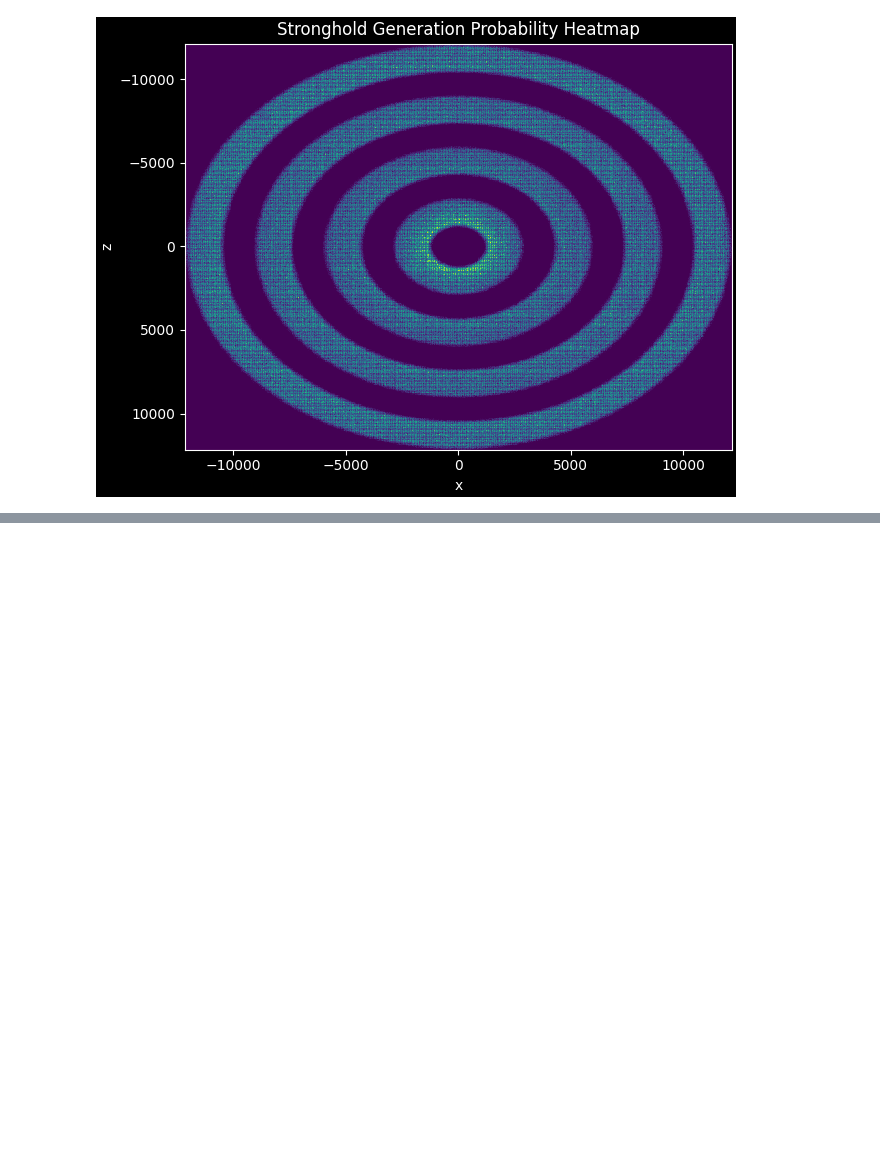
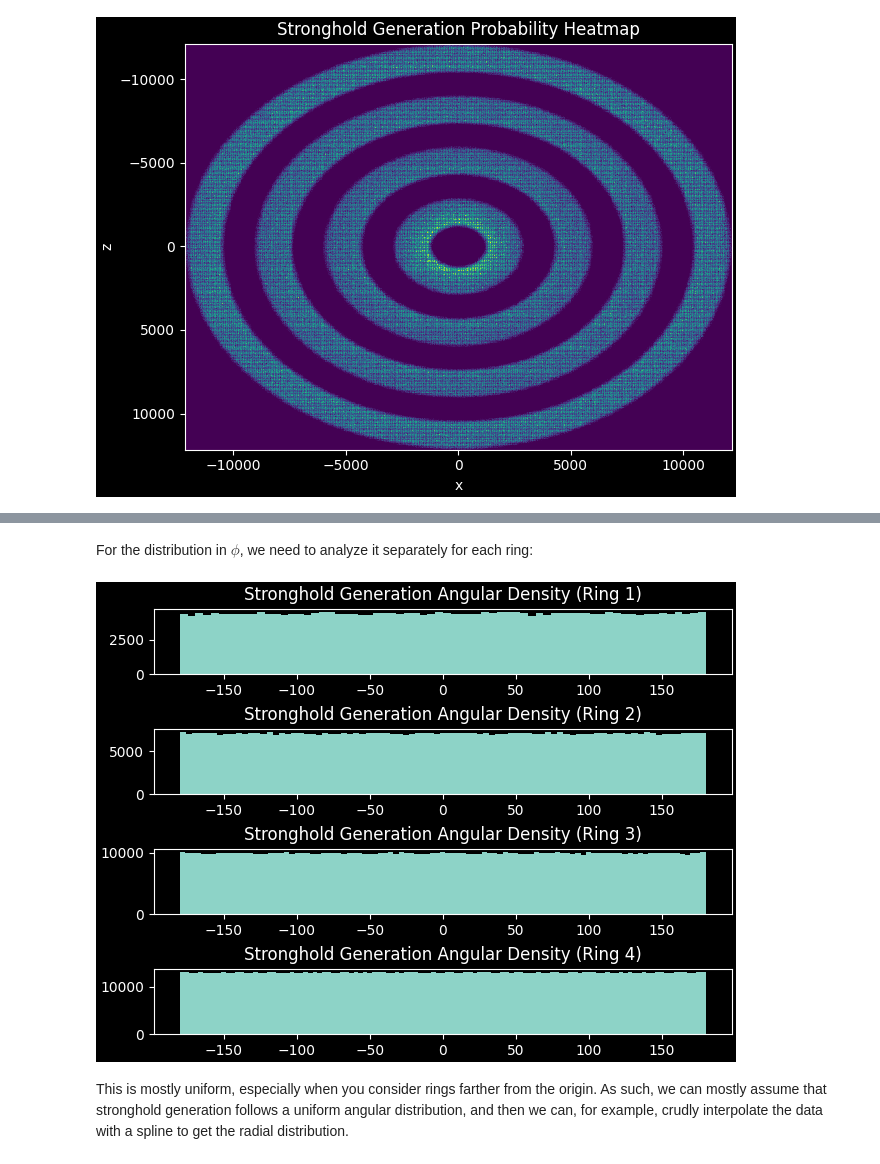
Before and after one commit to badooga/strongholds, a Jupyter notebook: 2. generation.ipynb, the cells around one changed output, grey strips where cells are left out. Drawn from its saved outputs; the diff is of its cells as text; code cells hidden in the pictures; blank space fills up the shorter version.

```diff
--- a/2. generation.ipynb
+++ b/2. generation.ipynb
@@ -78,0 +95,15 @@ That said, the thickness of the rings increases as you go further out, while the
+# %% [markdown]
+For the distribution in $\phi$, we need to analyze it separately for each ring:
+# %%
+fig6, ax6 = plt.subplots(4, 1, constrained_layout=True)
+
+ring_map_2 = [strongholds.generation_heatmap(1*10**5, [n], fixed_rng) for n in range(4)]
+ring_map_2_phi = [strongholds.angle(ring_2, deg=True) for ring_2 in ring_map_2]
+
+for n, ring_2_phi in enumerate(ring_map_2_phi):
+    ax6[n].set_title(f"Stronghold Generation Angular Density (Ring {n+1})")
+    ax6[n].hist(ring_2_phi, bins="auto")
+# %% [output]
+[figure, added]
+# %% [markdown]
+This is mostly uniform, especially when you consider rings farther from the origin. As such, we can mostly assume that stronghold generation follows a uniform angular distribution, and then we can, for example, crudly interpolate the data with a spline to get the radial distribution.
```
Also changed, not shown: parts of 11 cells of this notebook.
